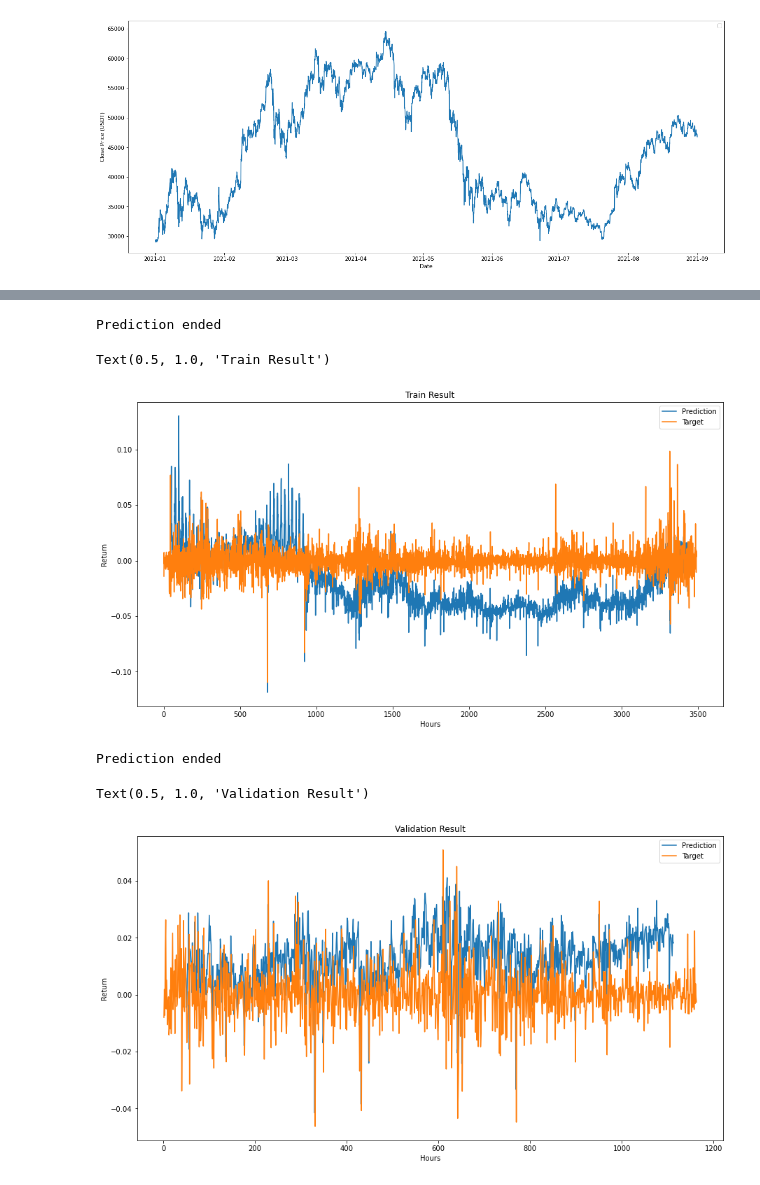
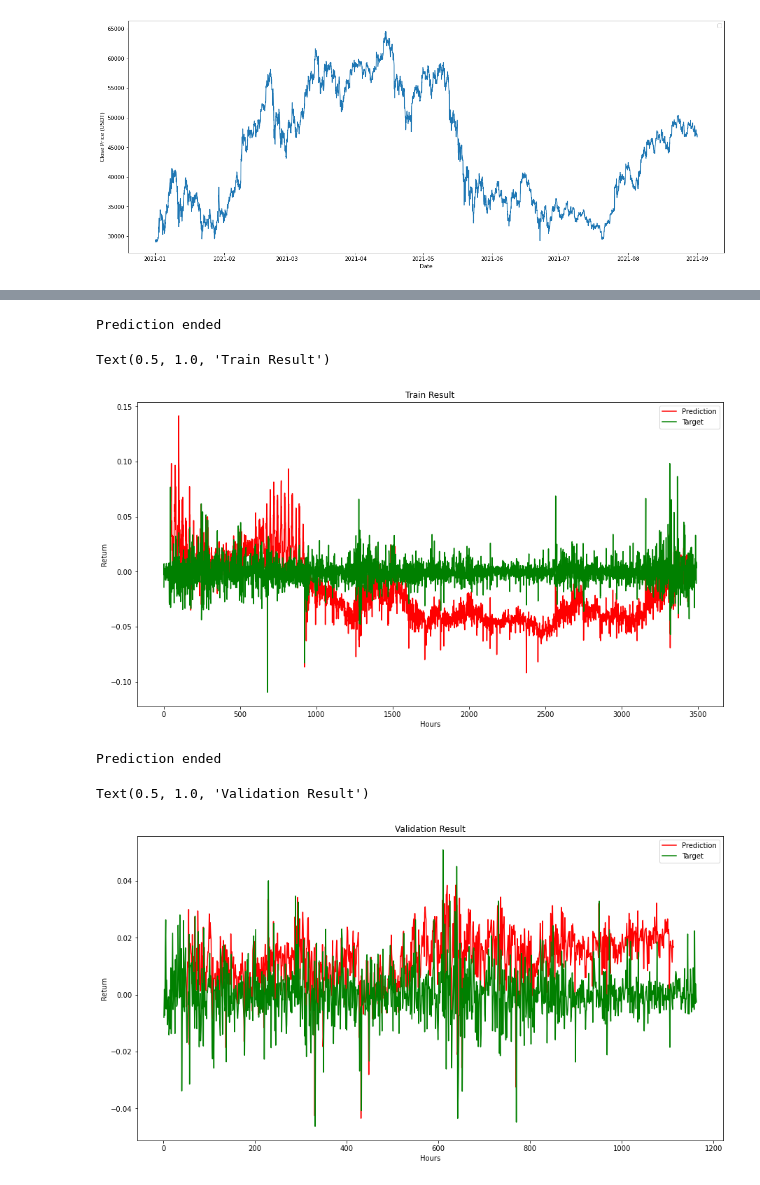
Before and after one commit to Kittiwin-Kumlungmak/crypto-predictor, a Jupyter notebook: Transfomer/transformer-btc-return.ipynb, the cells around one changed output, grey strips where cells are left out. Saved outputs shown, nothing was run; the diff lists cells and outputs as text; code cells hidden in the pictures.

```diff
--- a/Transfomer/transformer-btc-return.ipynb
+++ b/Transfomer/transformer-btc-return.ipynb
@@ -158,16 +165,6 @@ plt.legend()
 # %%
-epochs = 100
-d_model = 9
-nhead = 9
-num_encode_layer = 3
-num_decode_layer = 0 #Only need the encoder
-len_input = 48
-dim_feedforward = 512
-len_output = 1
-warmup_steps = 200
-dropout = 0.1
-device = torch.device('cuda' if torch.cuda.is_available() else 'cpu')
-scaler = load('train-return-scaler.joblib')
+#predict training set
+scaler = load('scalers/train-scaler-return.joblib')
 
 model = Transformer(d_model,
                     nhead = nhead,
@@ -178,7 +175,8 @@ model = Transformer(d_model,
                     dropout= dropout,
                     batch_first= True)
 
-best_state = torch.load('checkpoints/3L-48HR-512FF-200LRWU-Return.tar')
+checkpoint = sorted(os.listdir('checkpoints/return'), reverse= True)[0]
+best_state = torch.load(f'checkpoints/return/{checkpoint}')
 model.load_state_dict(best_state['model'])
 model.double().to(device)
 
@@ -187,16 +185,15 @@ adam_warmup= AdamWarmup(d_model, warmup_steps= warmup_steps, optimizer= adam_opt
 criterion = nn.MSELoss(reduction= 'none')
 
 
-train_dataset = Dataset('return-data/train-btc-dataset.csv', len_input)
+train_dataset = Dataset('Data/return/train-btc-dataset.csv', len_input)
 train_loader = DataLoader(train_dataset, batch_size= 1)
 
 train_pred_hist, _ = eval(train_loader, len_input, len_output, model, scaler, criterion, device=device)
 
-
 for i in range(len(train_pred_hist)):
     train_pred_hist[i] = (train_pred_hist[i] * scaler.data_range_[0]) + scaler.data_min_[0]
 
-train_df = pd.read_csv('return-data/train-btc-raw.csv')
+train_df = pd.read_csv('Data/return/train-btc-raw.csv')
 train_pred_close = {'Predicted Return' : train_pred_hist}
 train_pred_df = pd.DataFrame(train_pred_close)
 train_df['Predicted Return'] = train_pred_df.shift(len_input + len_output - 1)
@@ -205,27 +202,17 @@ train_df['Return'] = train_df['Close'].shift(1)/train_df['Close'] - 1
 plt.figure(figsize=(15,8))
 plt.xlabel('Hours')
 plt.ylabel('Return')
-plt.plot(train_df.index, train_df['Predicted Return'], label= 'Prediction')
-plt.plot(train_df.index, train_df['Return'], label= 'Target')
+plt.plot(train_df.index, train_df['Predicted Return'], label= 'Prediction', color= 'r'),
+plt.plot(train_df.index, train_df['Return'], label= 'Target', color= 'g')
 plt.legend()
 plt.title('Train Result')
 # %% [output]
 Prediction ended
 Text(0.5, 1.0, 'Train Result')
-[figure, old version]
+[figure, new version]
 # %%
-epochs = 100
-d_model = 9
-nhead = 9
-num_encode_layer = 3
-num_decode_layer = 0 #Only need the encoder
-len_input = 48
-dim_feedforward = 512
-len_output = 1
-warmup_steps = 200
-dropout = 0.1
-device = torch.device('cuda' if torch.cuda.is_available() else 'cpu')
-scaler = load('train-return-scaler.joblib')
+#Predict validation set
+scaler = load('scalers/train-scaler-return.joblib')
 
 model = Transformer(d_model,
                     nhead = nhead,
@@ -236,39 +223,40 @@ model = Transformer(d_model,
                     dropout= dropout,
                     batch_first= True)
 
-best_state = torch.load('checkpoints/3L-48HR-512FF-200LRWU-Return.tar')
+checkpoint = sorted(os.listdir('checkpoints/return'), reverse= True)[0]
+best_state = torch.load(f'checkpoints/return/{checkpoint}')
 model.load_state_dict(best_state['model'])
 model.double().to(device)
 
 adam_optimizer = torch.optim.Adam(model.parameters(), lr = 0, betas=(0.9,0.98), eps = 1e-9)
 adam_warmup= AdamWarmup(d_model, warmup_steps= warmup_steps, optimizer= adam_optimizer)
 criterion = nn.MSELoss(reduction= 'none')
 
 
-val_dataset = Dataset('return-data/valid-btc-dataset.csv', len_input)
+val_dataset = Dataset('Data/return/valid-btc-dataset.csv', len_input)
 val_loader = DataLoader(val_dataset, batch_size= 1)
 
 val_pred_hist, _ = eval(val_loader, len_input, len_output, model, scaler, criterion, device=device)
 
 
 for i in range(len(val_pred_hist)):
     val_pred_hist[i] = (val_pred_hist[i] * scaler.data_range_[0]) + scaler.data_min_[0]
 
-val_df = pd.read_csv('return-data/valid-btc-raw.csv')
+val_df = pd.read_csv('Data/return/valid-btc-raw.csv')
 val_pred_close = {'Predicted Return' : val_pred_hist}
 val_pred_df = pd.DataFrame(val_pred_close)
 val_df['Predicted Return'] = val_pred_df.shift(len_input + len_output - 1)
 val_df['Return'] = val_df['Close'].shift(1)/val_df['Close'] - 1
 
 plt.figure(figsize=(15,8))
 plt.xlabel('Hours')
 plt.ylabel('Return')
-plt.plot(val_df.index, val_df['Predicted Return'], label= 'Prediction')
-plt.plot(val_df.index, val_df['Return'], label= 'Target')
+plt.plot(val_df.index, val_df['Predicted Return'], label= 'Prediction', color= 'r')
+plt.plot(val_df.index, val_df['Return'], label= 'Target', color= 'g')
 plt.legend()
 plt.title('Validation Result')
 # %% [output]
 Prediction ended
 Text(0.5, 1.0, 'Validation Result')
-[figure, old version]
+[figure, new version]
 # %%
```
Also changed, not shown: parts of 7 cells of this notebook, 52 other files.
